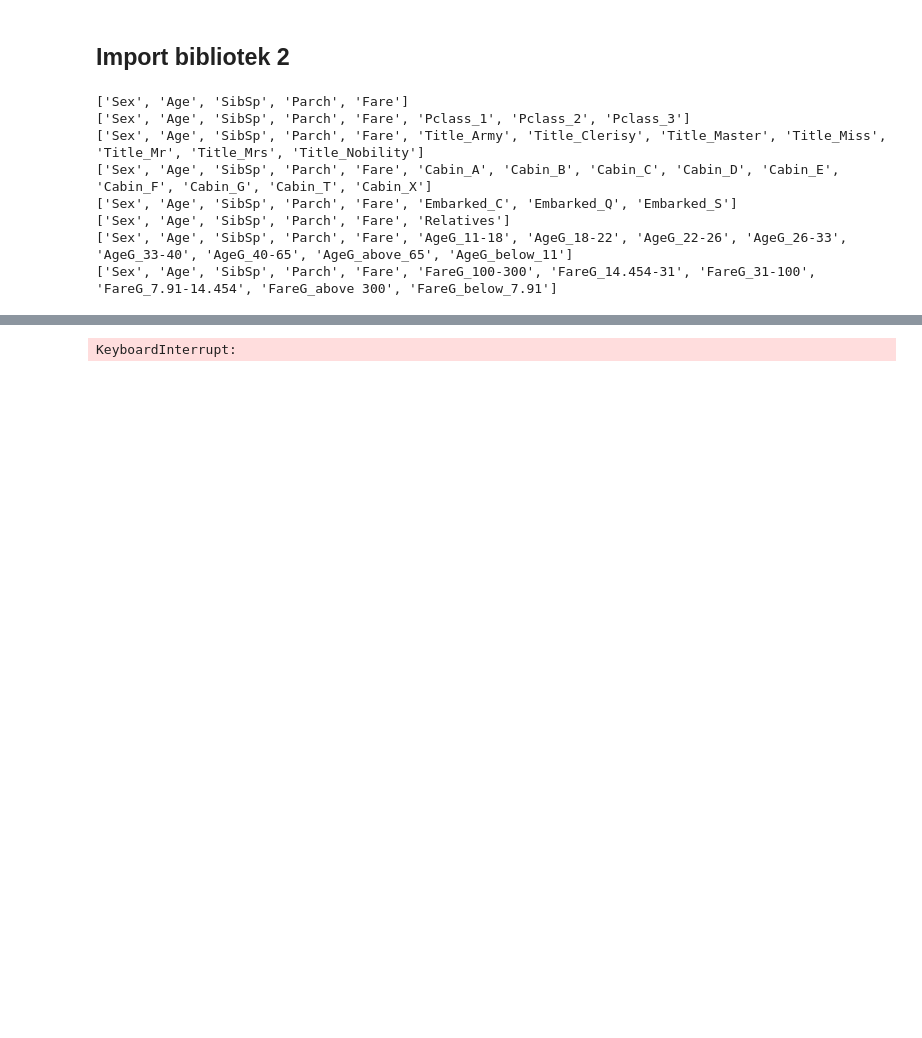
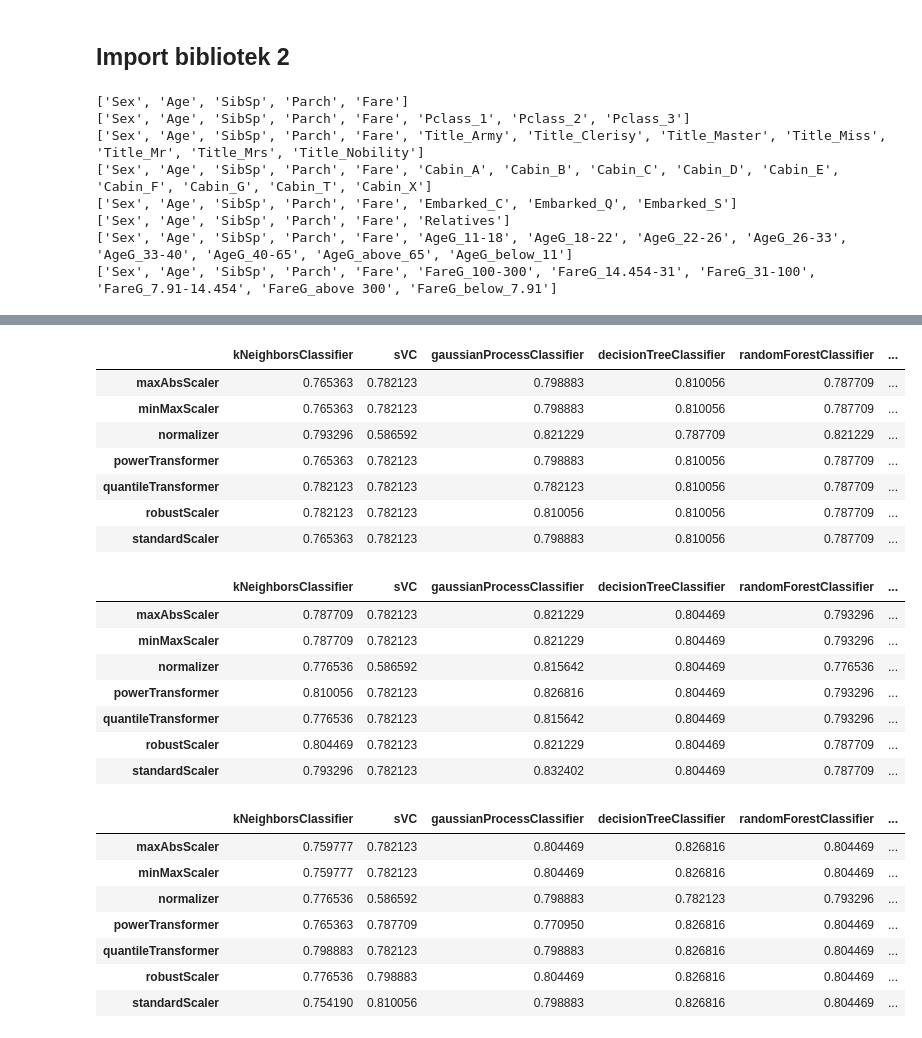
Before and after one commit to Aszlas545/Data_Science, a Jupyter notebook: Predicting Sruvival.ipynb, the cells around one changed output, grey strips where cells are left out. Cells and saved outputs as stored; diff of their text form; code cells hidden in the pictures; blank space fills up the shorter version.

Commit message:
tree abusing

```diff
--- a/Predicting Sruvival.ipynb
+++ b/Predicting Sruvival.ipynb
@@ -184,33 +155,34 @@ robustScaler = RobustScaler()
 standardScaler = StandardScaler()
 
 scalers = [maxAbsScaler, minMaxScaler, normalizer, powerTransformer, quantileTransformer, robustScaler, standardScaler]
+score_dfs = []
+for fea in features_list:
+    X_train, X_test, y_train, y_test = train_test_split(df[fea], df['Survived'], test_size=0.2, random_state=42)
+    score_df = pd.DataFrame()
+    scaler_names = []
+    for s in scalers:
+        scaler_name = [name for name, value in globals().items() if value is s]
+        scaler_names.append(scaler_name[0])
 
-score_df = pd.DataFrame()
-scaler_names = []
-for s in scalers:
-    scaler_name = [name for name, value in globals().items() if value is s]
-    scaler_names.append(scaler_name[0])
+    for cl in classifiers:
+        classifier_name = [name for name, value in globals().items() if value is cl]
+        #print("\n", classifier_name[0], ":")
+        classifier_score_list = []
+        for s in scalers:
+            s.fit(X_train)
+            train_data = s.transform(X_train)
+            cl.fit(train_data, y_train)
 
-for cl in classifiers:
-    classifier_name = [name for name, value in globals().items() if value is cl]
-    print("\n", classifier_name[1], ":")
-    classifier_score_list = []
-    for s in scalers:
-        s.fit(X_train[features])
-        train_data = s.transform(X_train[features])
-        cl.fit(train_data, y_train)
+            test_data = s.transform(X_test)
+            scaler_name = [name for name, value in globals().items() if value is s]
+            accuracy = cl.score(test_data, y_test)
+            #print(scaler_name[0], ": Accuracy:", accuracy)
+            classifier_score_list.append(accuracy)
 
-        test_data = s.transform(X_test[features])
-        #output = cl.predict(test_data)
-        scaler_name = [name for name, value in globals().items() if value is s]
-        #accuracy = accuracy_score(y_test, output)
-        accuracy = cl.score(test_data, y_test)
-        print(scaler_name[0], ": Accuracy:", accuracy)
-        classifier_score_list.append(accuracy)
+        score_df[classifier_name[0]] = classifier_score_list
 
-    score_df[classifier_name[1]] = classifier_score_list
+    score_df.index = scaler_names
 
-score_df.index = scaler_names
-
-display(score_df)
+    display(score_df)
+    score_dfs.append(score_df)
 # %% [output]
@@ -234 +189,24 @@ normalizer : Accuracy: 0.8044692737430168
-KeyboardInterrupt:
+|  | kNeighborsClassifier | sVC | gaussianProcessClassifier | decisionTreeClassifier | randomForestClassifier | ... |
+| maxAbsScaler | 0.765363 | 0.782123 | 0.798883 | 0.810056 | 0.787709 | ... |
+| minMaxScaler | 0.765363 | 0.782123 | 0.798883 | 0.810056 | 0.787709 | ... |
+| normalizer | 0.793296 | 0.586592 | 0.821229 | 0.787709 | 0.821229 | ... |
+| powerTransformer | 0.765363 | 0.782123 | 0.798883 | 0.810056 | 0.787709 | ... |
+| quantileTransformer | 0.782123 | 0.782123 | 0.782123 | 0.810056 | 0.787709 | ... |
+| robustScaler | 0.782123 | 0.782123 | 0.810056 | 0.810056 | 0.787709 | ... |
+| standardScaler | 0.765363 | 0.782123 | 0.798883 | 0.810056 | 0.787709 | ... |
+|  | kNeighborsClassifier | sVC | gaussianProcessClassifier | decisionTreeClassifier | randomForestClassifier | ... |
+| maxAbsScaler | 0.787709 | 0.782123 | 0.821229 | 0.804469 | 0.793296 | ... |
+| minMaxScaler | 0.787709 | 0.782123 | 0.821229 | 0.804469 | 0.793296 | ... |
+| normalizer | 0.776536 | 0.586592 | 0.815642 | 0.804469 | 0.776536 | ... |
+| powerTransformer | 0.810056 | 0.782123 | 0.826816 | 0.804469 | 0.793296 | ... |
+| quantileTransformer | 0.776536 | 0.782123 | 0.815642 | 0.804469 | 0.793296 | ... |
+| robustScaler | 0.804469 | 0.782123 | 0.821229 | 0.804469 | 0.787709 | ... |
+| standardScaler | 0.793296 | 0.782123 | 0.832402 | 0.804469 | 0.787709 | ... |
+|  | kNeighborsClassifier | sVC | gaussianProcessClassifier | decisionTreeClassifier | randomForestClassifier | ... |
+| maxAbsScaler | 0.759777 | 0.782123 | 0.804469 | 0.826816 | 0.804469 | ... |
+| minMaxScaler | 0.759777 | 0.782123 | 0.804469 | 0.826816 | 0.804469 | ... |
+| normalizer | 0.776536 | 0.586592 | 0.798883 | 0.782123 | 0.793296 | ... |
+| powerTransformer | 0.765363 | 0.787709 | 0.770950 | 0.826816 | 0.804469 | ... |
+| quantileTransformer | 0.798883 | 0.782123 | 0.798883 | 0.826816 | 0.804469 | ... |
+| robustScaler | 0.776536 | 0.798883 | 0.804469 | 0.826816 | 0.804469 | ... |
+| standardScaler | 0.754190 | 0.810056 | 0.798883 | 0.826816 | 0.804469 | ... |
```
Also changed, not shown: parts of 11 cells of this notebook.
